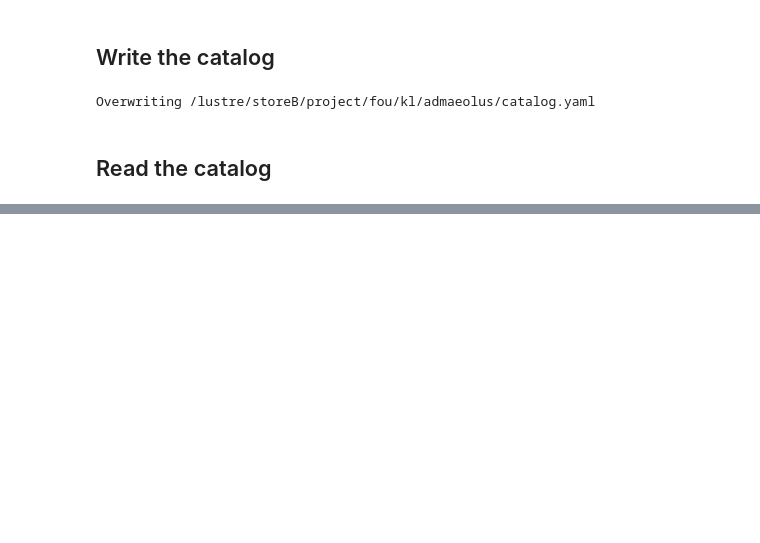
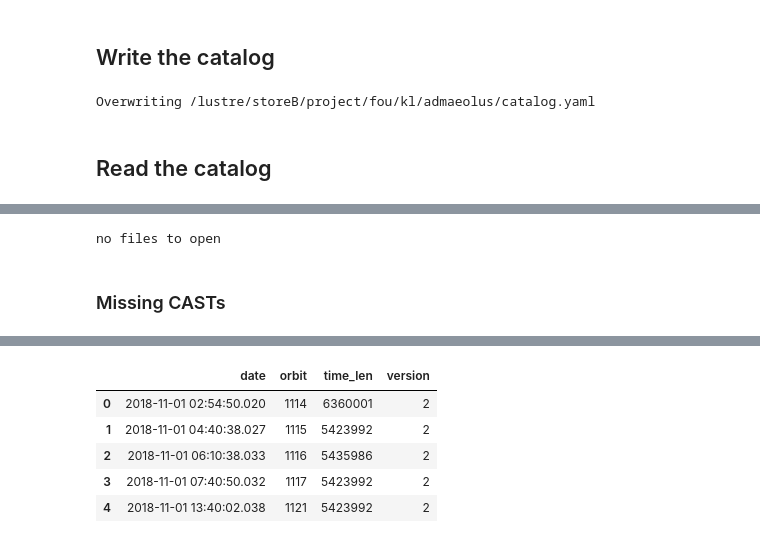
Before and after one commit to avaldebe/pynb, a Jupyter notebook: ADM/Catalog.ipynb, the cells around one changed output, grey strips where cells are left out. Drawn from its saved outputs; the diff is of its cells as text; code cells hidden in the pictures; blank space fills up the shorter version.

```diff
--- a/ADM/Catalog.ipynb
+++ b/ADM/Catalog.ipynb
@@ -148,0 +284,17 @@ Data variables:
+# %%
+# read from catalog
+try:
+    cast = cat.cwf_cast(**opts).to_dask()
+except OSError as e:
+    print(e)
+else:
+    cast
+# %% [output]
+no files to open
+# %% [markdown]
+### Missing CASTs
+# %%
+# read all obs over model domain
+%time orbit = cat.adm_cast(date='*').to_dask().orbit.reset_coords().to_dataframe().drop_duplicates('orbit').reset_index(drop=True)
+orbit.head()
+# %% [output]
@@ -148,0 +303,6 @@ Data variables:
+|  | date | orbit | time_len | version |
+| 0 | 2018-11-01 02:54:50.020 | 1114 | 6360001 | 2 |
+| 1 | 2018-11-01 04:40:38.027 | 1115 | 5423992 | 2 |
+| 2 | 2018-11-01 06:10:38.033 | 1116 | 5435986 | 2 |
+| 3 | 2018-11-01 07:40:50.032 | 1117 | 5423992 | 2 |
+| 4 | 2018-11-01 13:40:02.038 | 1121 | 5423992 | 2 |
```
Also changed, not shown: parts of 22 cells of this notebook.
